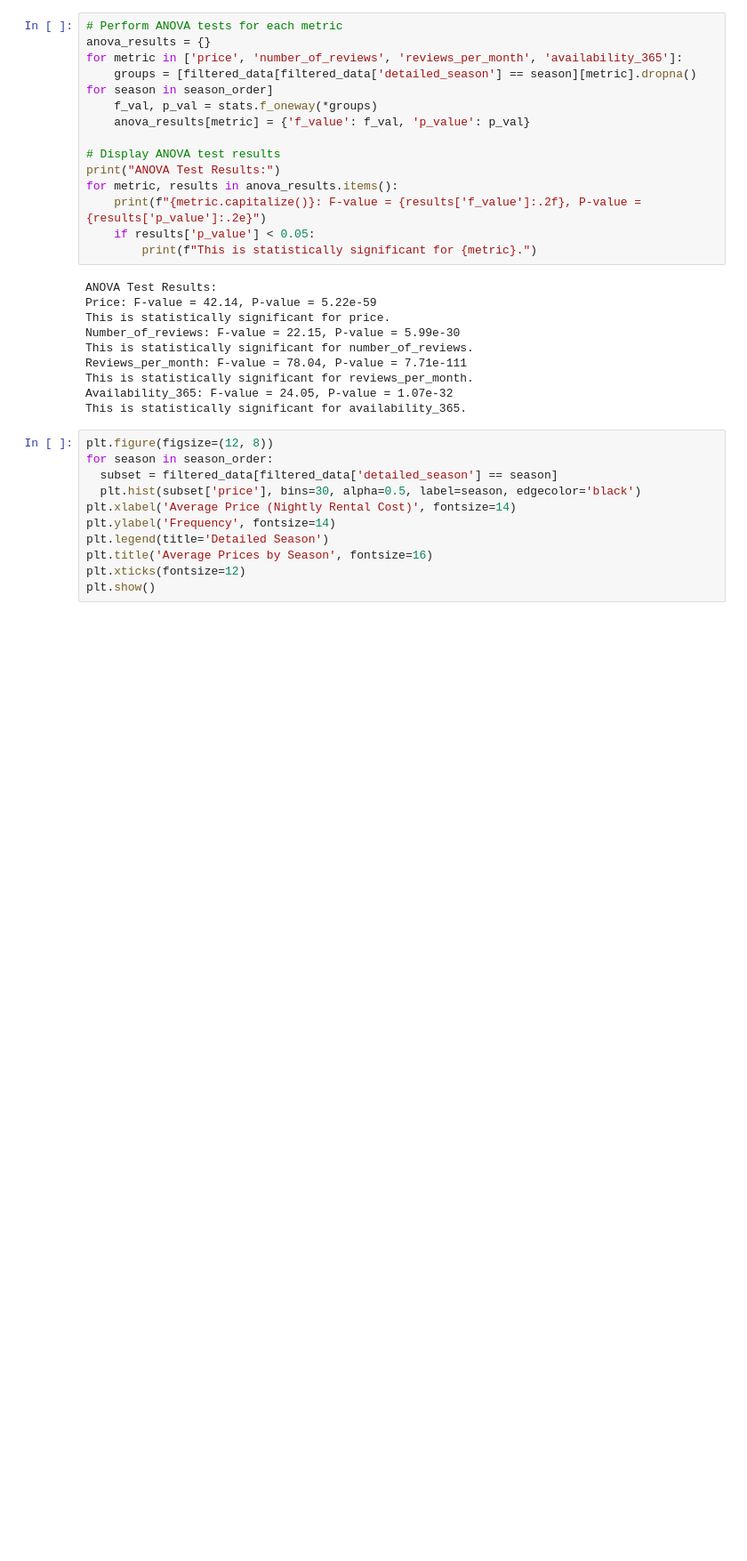
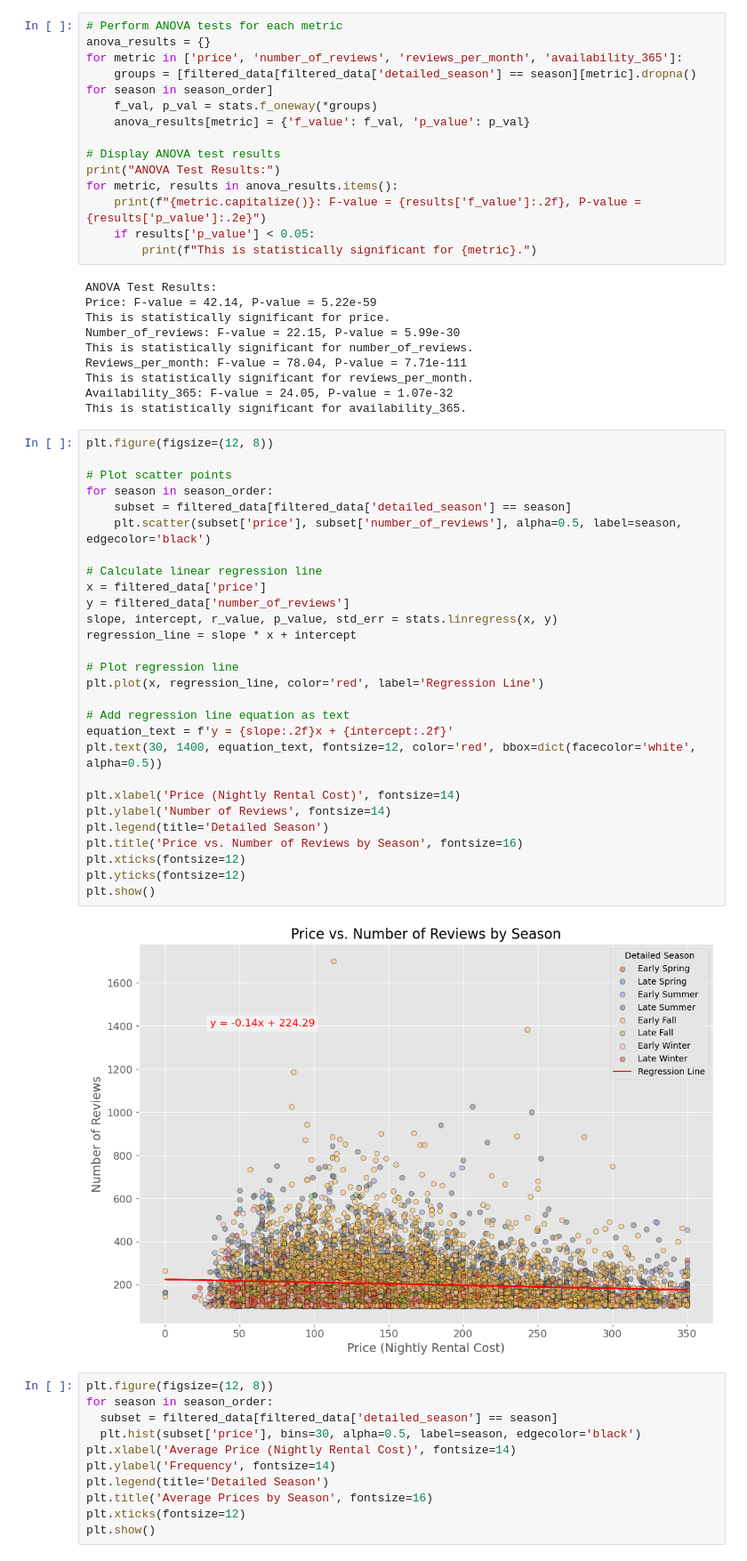
Before and after one commit to zenobiajazmin/my-project1-repo, a Jupyter notebook: AirBNB_detailed_season.ipynb, the cells around one changed output. Shown at 89% size. Saved outputs shown, nothing was run; the diff lists cells and outputs as text; blank space fills up the shorter version.

Commit message:
updated the plots

```diff
--- a/AirBNB_detailed_season.ipynb
+++ b/AirBNB_detailed_season.ipynb
@@ -170,6 +171,36 @@ Reviews_per_month: F-value = 78.04, P-value = 7.71e-111
 This is statistically significant for reviews_per_month.
 Availability_365: F-value = 24.05, P-value = 1.07e-32
 This is statistically significant for availability_365.
+# %%
+plt.figure(figsize=(12, 8))
+
+# Plot scatter points
+for season in season_order:
+    subset = filtered_data[filtered_data['detailed_season'] == season]
+    plt.scatter(subset['price'], subset['number_of_reviews'], alpha=0.5, label=season, edgecolor='black')
+
+# Calculate linear regression line
+x = filtered_data['price']
+y = filtered_data['number_of_reviews']
+slope, intercept, r_value, p_value, std_err = stats.linregress(x, y)
+regression_line = slope * x + intercept
+
+# Plot regression line
+plt.plot(x, regression_line, color='red', label='Regression Line')
+
+# Add regression line equation as text
+equation_text = f'y = {slope:.2f}x + {intercept:.2f}'
+plt.text(30, 1400, equation_text, fontsize=12, color='red', bbox=dict(facecolor='white', alpha=0.5))
+
+plt.xlabel('Price (Nightly Rental Cost)', fontsize=14)
+plt.ylabel('Number of Reviews', fontsize=14)
+plt.legend(title='Detailed Season')
+plt.title('Price vs. Number of Reviews by Season', fontsize=16)
+plt.xticks(fontsize=12)
+plt.yticks(fontsize=12)
+plt.show()
+# %% [output]
+[figure, added]
 # %%
 plt.figure(figsize=(12, 8))
 for season in season_order:
```
Also changed, not shown: parts of 1 cell of this notebook, 2 other files.
